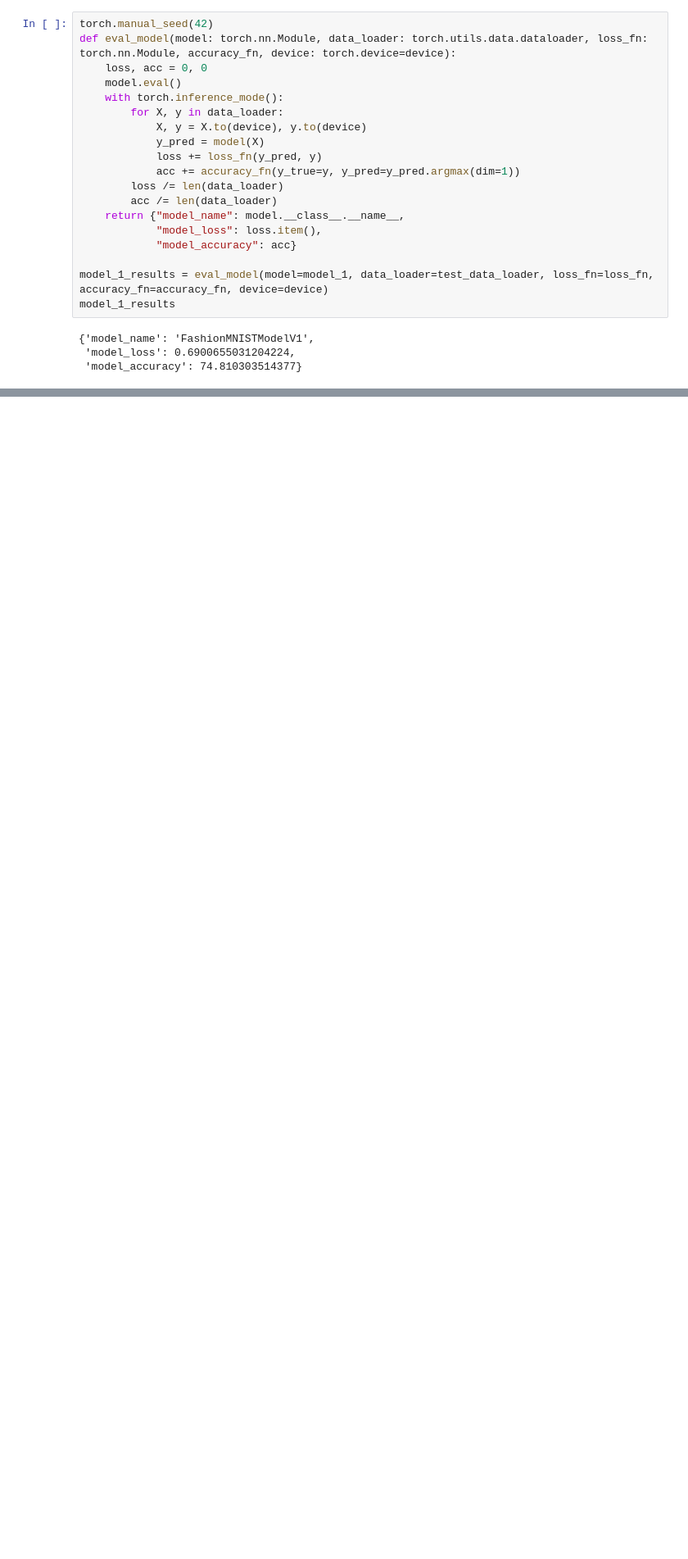
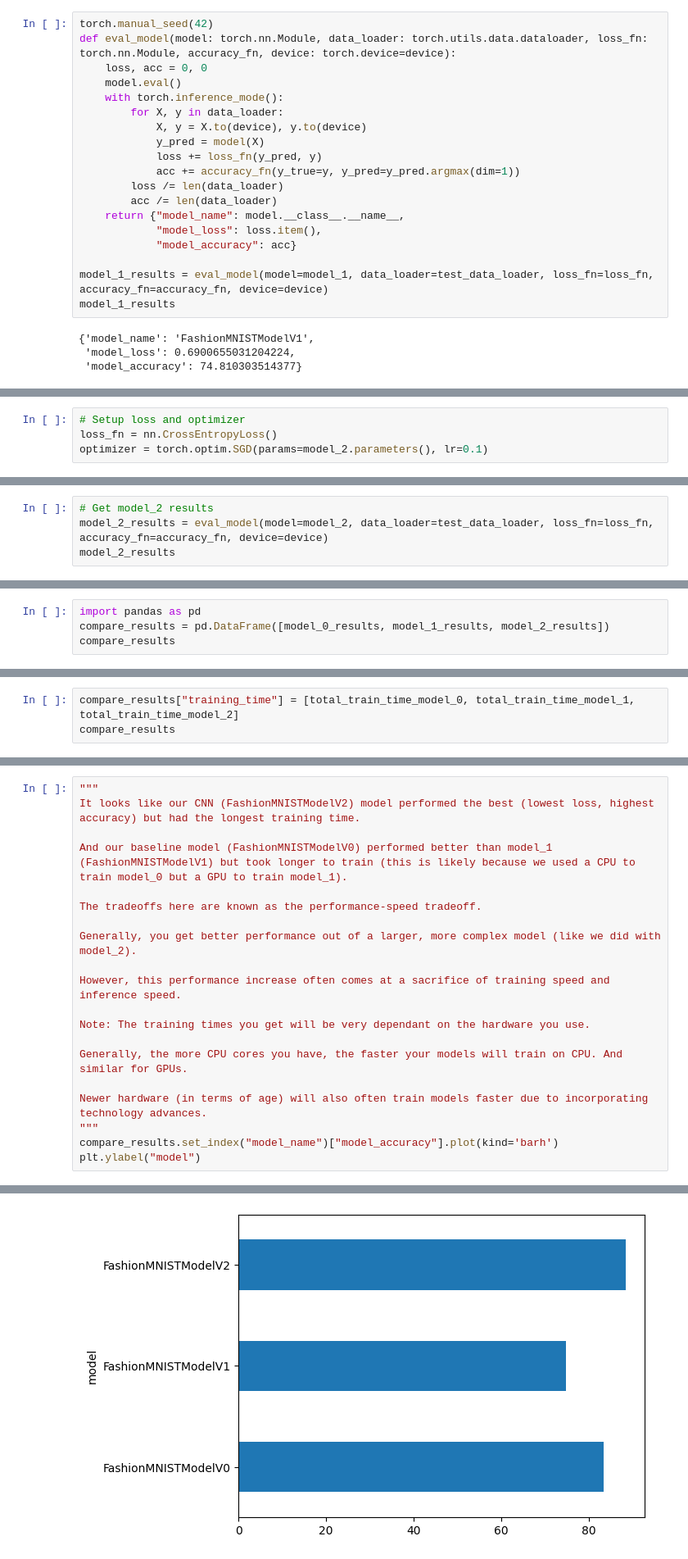
Before and after one commit to EthanGaoZhiyuan/PytorchTraining, a Jupyter notebook: 03_pytorch_computer_vision.ipynb, the cells around one changed output, grey strips where cells are left out. Shown at 82% size. Drawn from its saved outputs; the diff is of its cells as text; blank space fills up the shorter version.

```diff
--- a/03_pytorch_computer_vision.ipynb
+++ b/03_pytorch_computer_vision.ipynb
@@ -484,0 +698,4 @@ FashionMNISTModeV2(
+# %%
+# Setup loss and optimizer
+loss_fn = nn.CrossEntropyLoss()
+optimizer = torch.optim.SGD(params=model_2.parameters(), lr=0.1)
@@ -484,0 +743,4 @@ FashionMNISTModeV2(
+# %%
+# Get model_2 results
+model_2_results = eval_model(model=model_2, data_loader=test_data_loader, loss_fn=loss_fn, accuracy_fn=accuracy_fn, device=device)
+model_2_results
@@ -484,0 +751,4 @@ FashionMNISTModeV2(
+# %%
+import pandas as pd
+compare_results = pd.DataFrame([model_0_results, model_1_results, model_2_results])
+compare_results
@@ -484,0 +760,3 @@ FashionMNISTModeV2(
+# %%
+compare_results["training_time"] = [total_train_time_model_0, total_train_time_model_1, total_train_time_model_2]
+compare_results
@@ -484,0 +768,21 @@ FashionMNISTModeV2(
+# %%
+"""
+It looks like our CNN (FashionMNISTModelV2) model performed the best (lowest loss, highest accuracy) but had the longest training time.
+
+And our baseline model (FashionMNISTModelV0) performed better than model_1 (FashionMNISTModelV1) but took longer to train (this is likely because we used a CPU to train model_0 but a GPU to train model_1).
+
+The tradeoffs here are known as the performance-speed tradeoff.
+
+Generally, you get better performance out of a larger, more complex model (like we did with model_2).
+
+However, this performance increase often comes at a sacrifice of training speed and inference speed.
+
+Note: The training times you get will be very dependant on the hardware you use.
+
+Generally, the more CPU cores you have, the faster your models will train on CPU. And similar for GPUs.
+
+Newer hardware (in terms of age) will also often train models faster due to incorporating technology advances.
+"""
+compare_results.set_index("model_name")["model_accuracy"].plot(kind='barh')
+plt.ylabel("model")
+# %% [output]
@@ -484,0 +790 @@ FashionMNISTModeV2(
+[figure, added]
```
Also changed, not shown: parts of 43 cells of this notebook, 2 other files.
